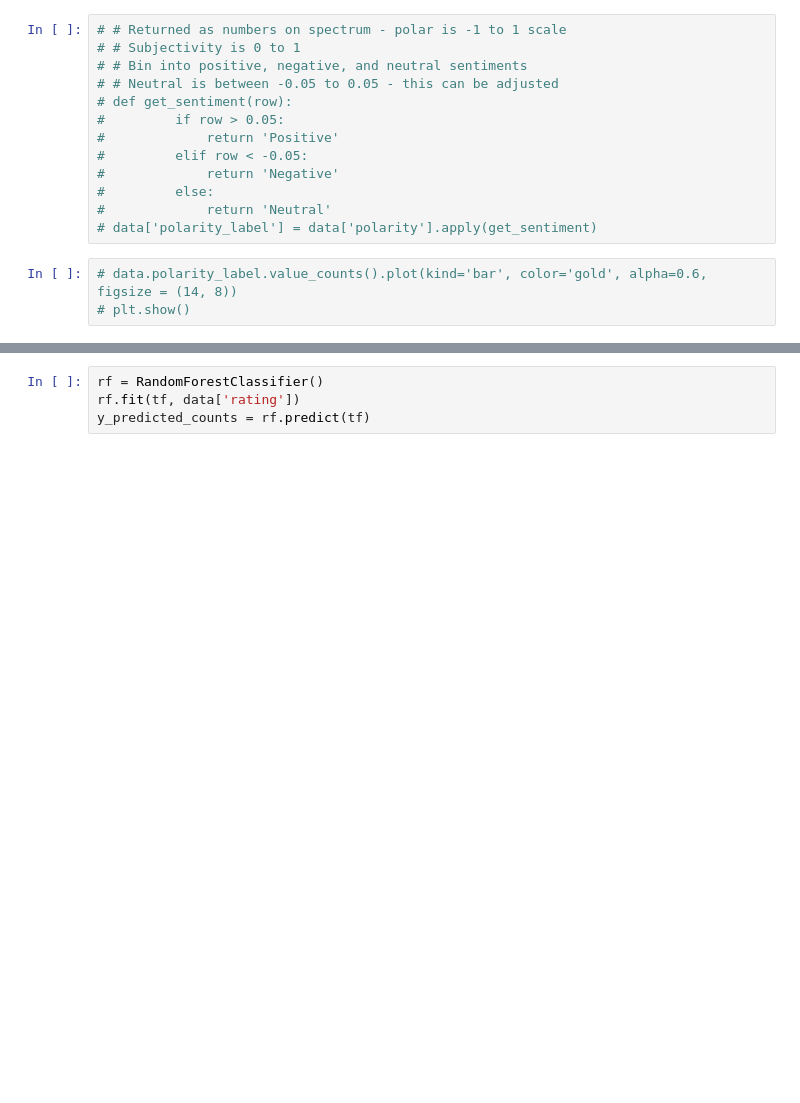
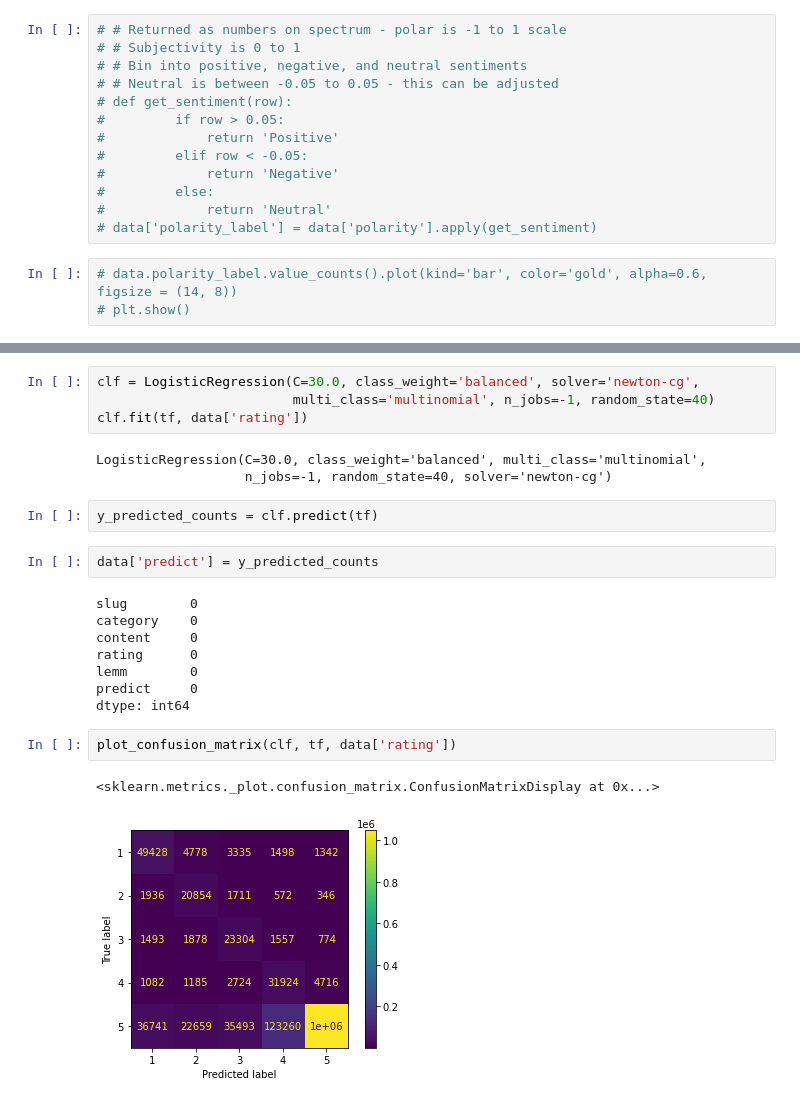
Before and after one commit to tcmcaleer/podcast_nlp, a Jupyter notebook: podcast.ipynb, the cells around one changed output, grey strips where cells are left out. Saved outputs shown, nothing was run; the diff lists cells and outputs as text; blank space fills up the shorter version.

```diff
--- a/podcast.ipynb
+++ b/podcast.ipynb
@@ -174,4 +300,24 @@ tf
-# %%
-rf = RandomForestClassifier()
-rf.fit(tf, data['rating'])
-y_predicted_counts = rf.predict(tf)
+# %%
+clf = LogisticRegression(C=30.0, class_weight='balanced', solver='newton-cg',
+                         multi_class='multinomial', n_jobs=-1, random_state=40)
+clf.fit(tf, data['rating'])
+# %% [output]
+LogisticRegression(C=30.0, class_weight='balanced', multi_class='multinomial',
+                   n_jobs=-1, random_state=40, solver='newton-cg')
+# %%
+y_predicted_counts = clf.predict(tf)
+# %%
+data['predict'] = y_predicted_counts
+# %% [output]
+slug        0
+category    0
+content     0
+rating      0
+lemm        0
+predict     0
+dtype: int64
+# %%
+plot_confusion_matrix(clf, tf, data['rating'])
+# %% [output]
+<sklearn.metrics._plot.confusion_matrix.ConfusionMatrixDisplay at 0x...>
+[figure, added]
```
Also changed, not shown: parts of 23 cells of this notebook.
